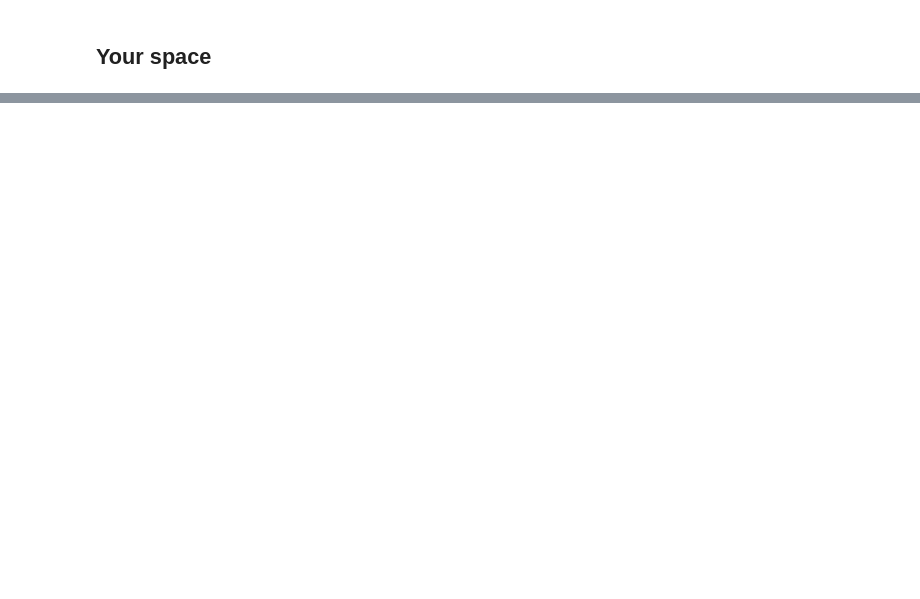
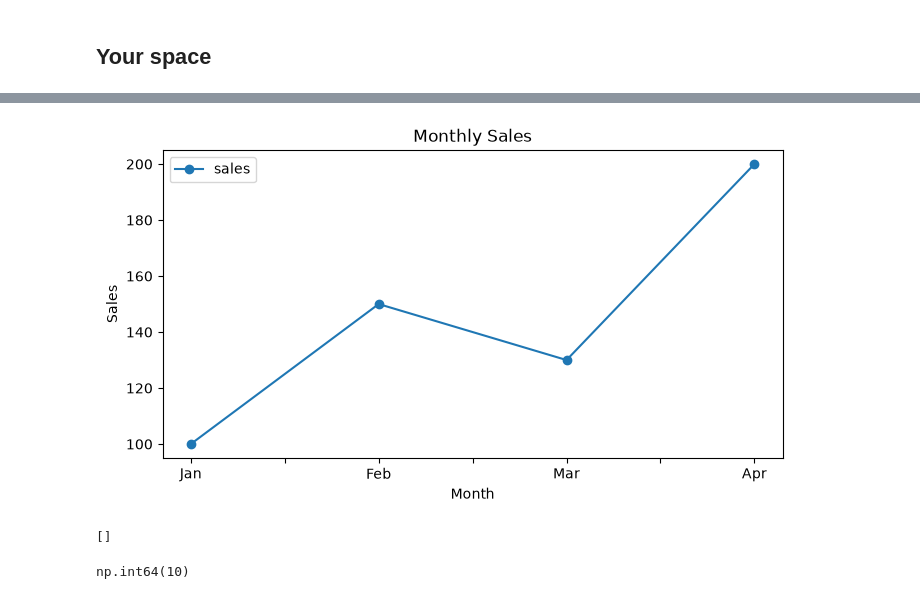
Before and after one commit to khoadaniel/statistical-programming-mpmd-htw-ws-2026, a Jupyter notebook: sessions/00-playground/playground.ipynb, the cells around one changed output, grey strips where cells are left out. Saved outputs shown, nothing was run; the diff lists cells and outputs as text; code cells hidden in the pictures; blank space fills up the shorter version.

```diff
--- a/sessions/00-playground/playground.ipynb
+++ b/sessions/00-playground/playground.ipynb
@@ -26,0 +46,14 @@ listings.head()
+# %%
+import pandas as pd
+
+import matplotlib.pyplot as plt
+
+df = pd.DataFrame({
+    "month": ["Jan", "Feb", "Mar", "Apr"],
+    "sales": [100, 150, 130, 200],
+    "costs": [80, 90, 100, 120]
+})
+
+# Line chart
+df.plot(x="month", y="sales")
+plt.show()
@@ -26,0 +62,14 @@ listings.head()
+# %%
+df.plot(
+    x="month",
+    y="sales",
+    kind="line",
+    title="Monthly Sales",
+    xlabel="Month",
+    ylabel="Sales",
+    marker="o",
+    figsize=(8, 4)
+)
+plt.show()
+# %% [output]
+[figure, added]
@@ -26,0 +80,12 @@ listings.head()
+# %%
+prices[4:3]
+# %% [output]
+[]
+# %%
+import pandas as pd
+
+my_series = pd.Series([10, 20, 30, 40, 50], index=['a', 'b', 'c', 'd', 'e'])
+
+my_series.loc['a']
+# %% [output]
+np.int64(10)
```
Also changed, not shown: parts of 25 cells of this notebook, 44 other files.
